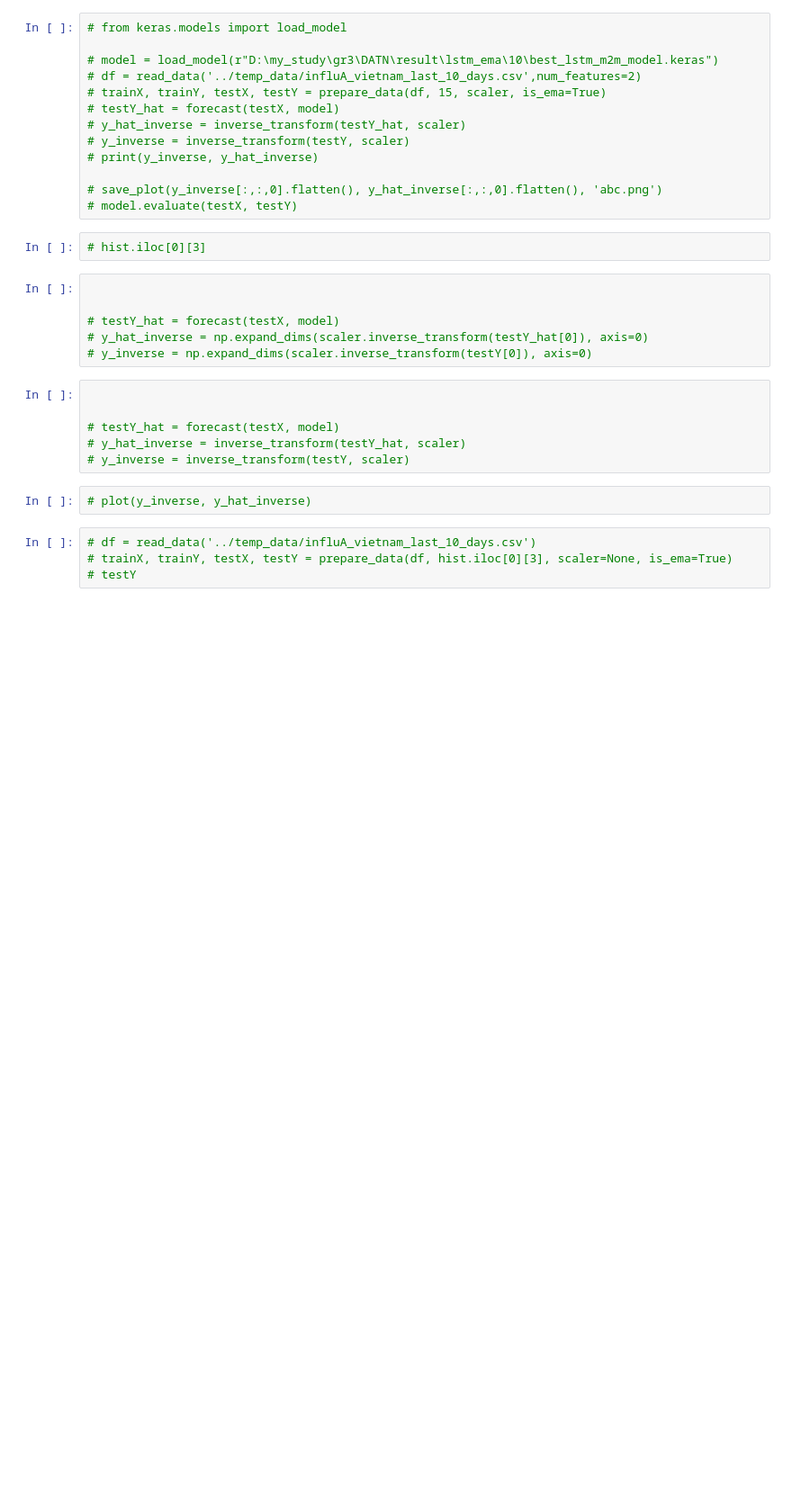
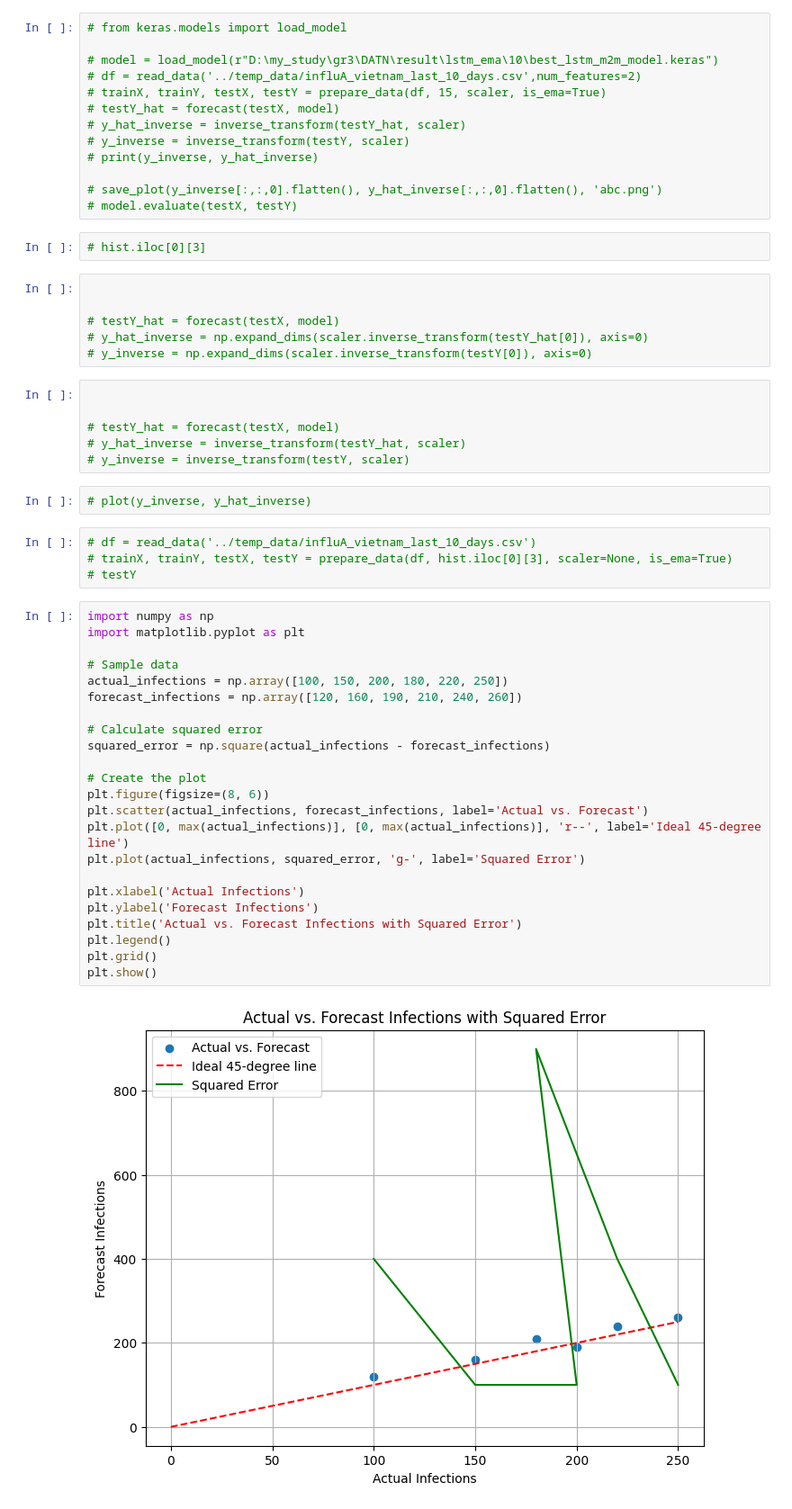
Before and after one commit to meonghiem/GR3, a Jupyter notebook: src/lstm_many_to_many.ipynb, the cells around one changed output. Shown at 90% size. Drawn from its saved outputs; the diff is of its cells as text; blank space fills up the shorter version.

```diff
--- a/src/lstm_many_to_many.ipynb
+++ b/src/lstm_many_to_many.ipynb
@@ -337,3 +338,28 @@ hist
 # df = read_data('../temp_data/influA_vietnam_last_10_days.csv')
 # trainX, trainY, testX, testY = prepare_data(df, hist.iloc[0][3], scaler=None, is_ema=True)
 # testY
+# %%
+import numpy as np
+import matplotlib.pyplot as plt
+
+# Sample data
+actual_infections = np.array([100, 150, 200, 180, 220, 250])
+forecast_infections = np.array([120, 160, 190, 210, 240, 260])
+
+# Calculate squared error
+squared_error = np.square(actual_infections - forecast_infections)
+
+# Create the plot
+plt.figure(figsize=(8, 6))
+plt.scatter(actual_infections, forecast_infections, label='Actual vs. Forecast')
+plt.plot([0, max(actual_infections)], [0, max(actual_infections)], 'r--', label='Ideal 45-degree line')
+plt.plot(actual_infections, squared_error, 'g-', label='Squared Error')
+
+plt.xlabel('Actual Infections')
+plt.ylabel('Forecast Infections')
+plt.title('Actual vs. Forecast Infections with Squared Error')
+plt.legend()
+plt.grid()
+plt.show()
+# %% [output]
+[figure, added]
```
Also changed, not shown: parts of 3 cells of this notebook, 15 other files.
